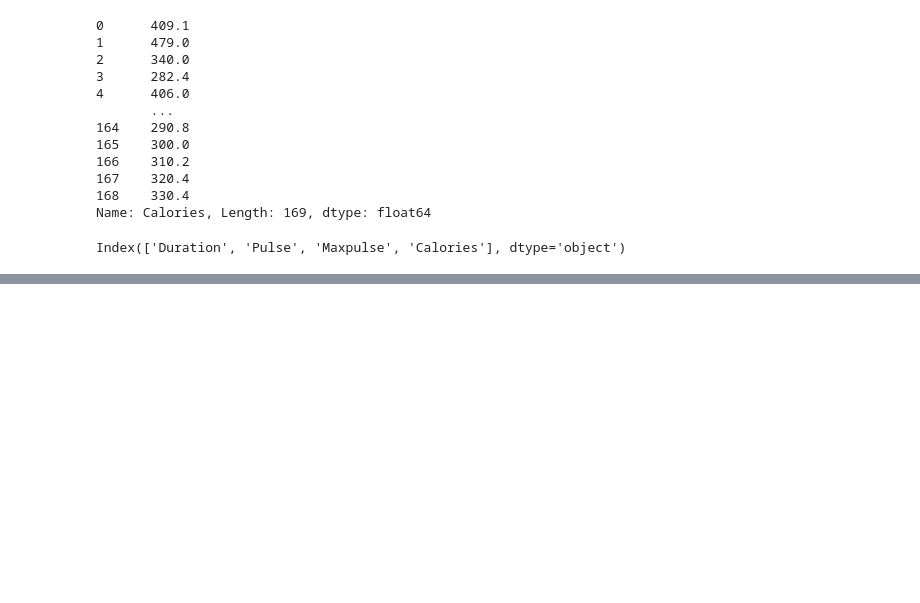
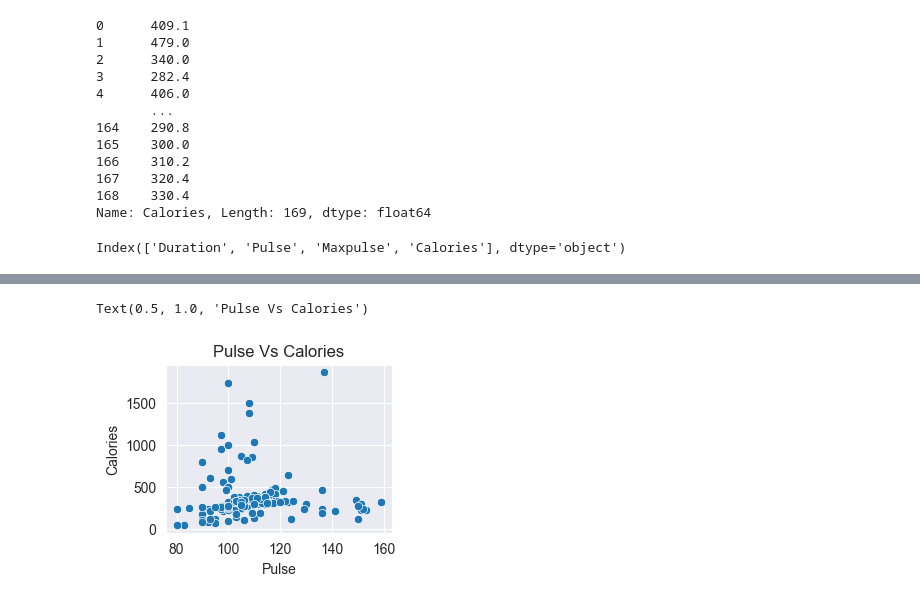
Before and after one commit to Jimisaq/Ainamani_Jim, a Jupyter notebook: lectures/week2/lecture5/datacleaning.ipynb, the cells around one changed output, grey strips where cells are left out. Saved outputs shown, nothing was run; the diff lists cells and outputs as text; code cells hidden in the pictures; blank space fills up the shorter version.

```diff
--- a/lectures/week2/lecture5/datacleaning.ipynb
+++ b/lectures/week2/lecture5/datacleaning.ipynb
@@ -157,0 +168,8 @@ Text(0.5, 1.0, 'Calories Distribution')
+# %%
+#Pulse vs Calories
+mpl.subplot(2,2,2)
+sb.scatterplot(x='Pulse',y='Calories',data=df)
+mpl.title("Pulse Vs Calories")
+# %% [output]
+Text(0.5, 1.0, 'Pulse Vs Calories')
+[figure, added]
```
Also changed, not shown: parts of 3 cells of this notebook, 12 other files.
